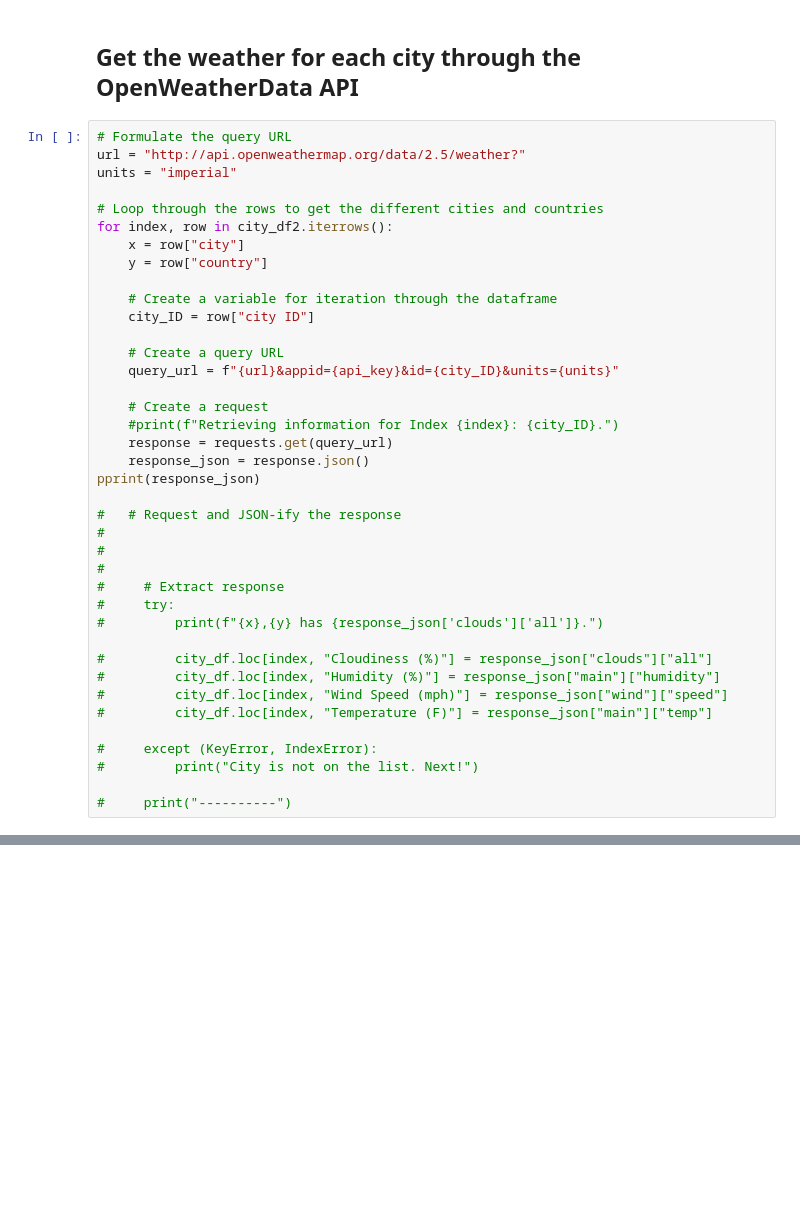
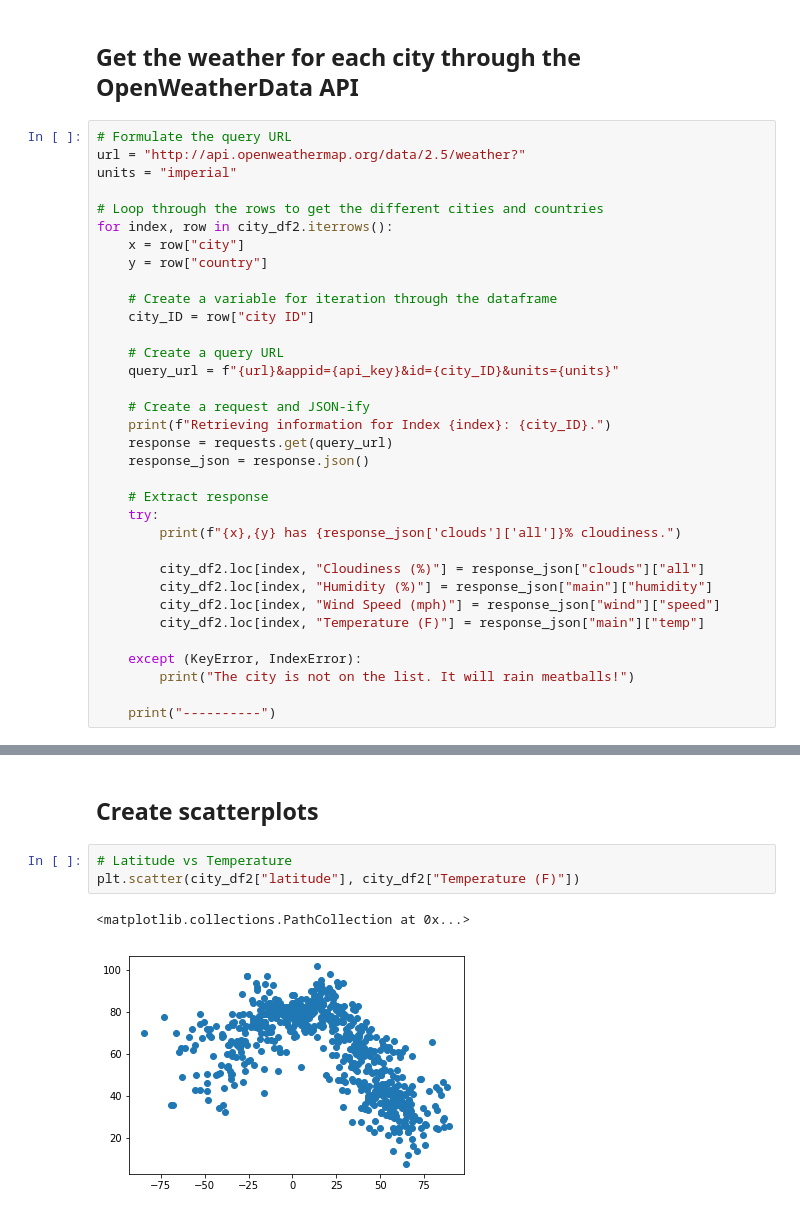
Before and after one commit to rochiecuevas/WeatherPy, a Jupyter notebook: WeatherPy.ipynb, the cells around one changed output, grey strips where cells are left out. Cells and saved outputs as stored; diff of their text form; blank space fills up the shorter version.

```diff
--- a/WeatherPy.ipynb
+++ b/WeatherPy.ipynb
@@ -127,26 +129,21 @@ for index, row in city_df2.iterrows():
     # Create a query URL
     query_url = f"{url}&appid={api_key}&id={city_ID}&units={units}"
 
-    # Create a request
-    #print(f"Retrieving information for Index {index}: {city_ID}.")
+    # Create a request and JSON-ify
+    print(f"Retrieving information for Index {index}: {city_ID}.")
     response = requests.get(query_url)
     response_json = response.json()
-pprint(response_json)
 
-#   # Request and JSON-ify the response
-#
-#
-#
-#     # Extract response
-#     try:
-#         print(f"{x},{y} has {response_json['clouds']['all']}.")
+    # Extract response
+    try:
+        print(f"{x},{y} has {response_json['clouds']['all']}% cloudiness.")
 
-#         city_df.loc[index, "Cloudiness (%)"] = response_json["clouds"]["all"]
-#         city_df.loc[index, "Humidity (%)"] = response_json["main"]["humidity"]
-#         city_df.loc[index, "Wind Speed (mph)"] = response_json["wind"]["speed"]
-#         city_df.loc[index, "Temperature (F)"] = response_json["main"]["temp"]
+        city_df2.loc[index, "Cloudiness (%)"] = response_json["clouds"]["all"]
+        city_df2.loc[index, "Humidity (%)"] = response_json["main"]["humidity"]
+        city_df2.loc[index, "Wind Speed (mph)"] = response_json["wind"]["speed"]
+        city_df2.loc[index, "Temperature (F)"] = response_json["main"]["temp"]
 
-#     except (KeyError, IndexError):
-#         print("City is not on the list. Next!")
+    except (KeyError, IndexError):
+        print("The city is not on the list. It will rain meatballs!")
 
-#     print("----------")
+    print("----------")
@@ -154,0 +181,8 @@ pprint(response_json)
+# %% [markdown]
+## Create scatterplots
+# %%
+# Latitude vs Temperature
+plt.scatter(city_df2["latitude"], city_df2["Temperature (F)"])
+# %% [output]
+<matplotlib.collections.PathCollection at 0x...>
+[figure, added]
```
Also changed, not shown: parts of 5 cells of this notebook, 1 other file.
